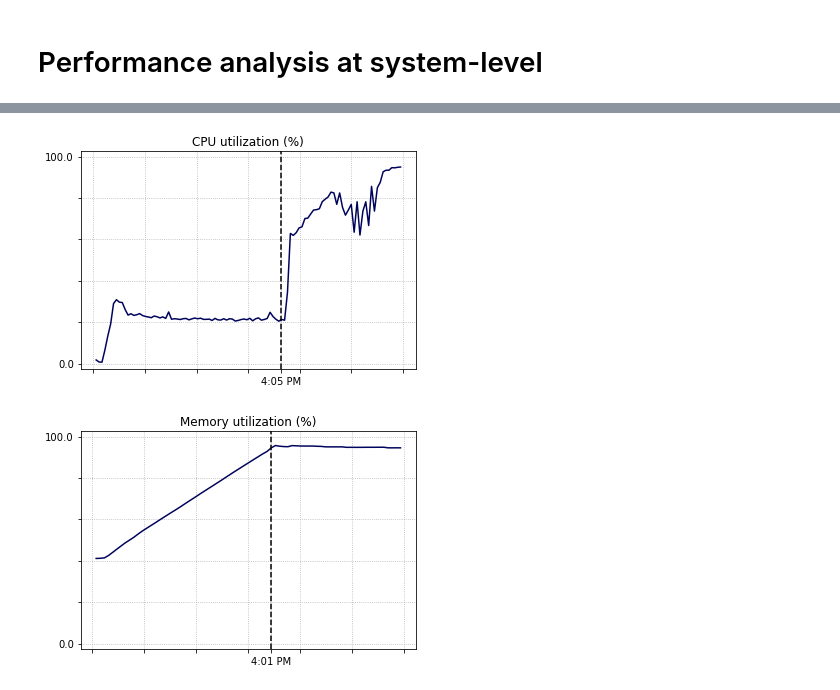
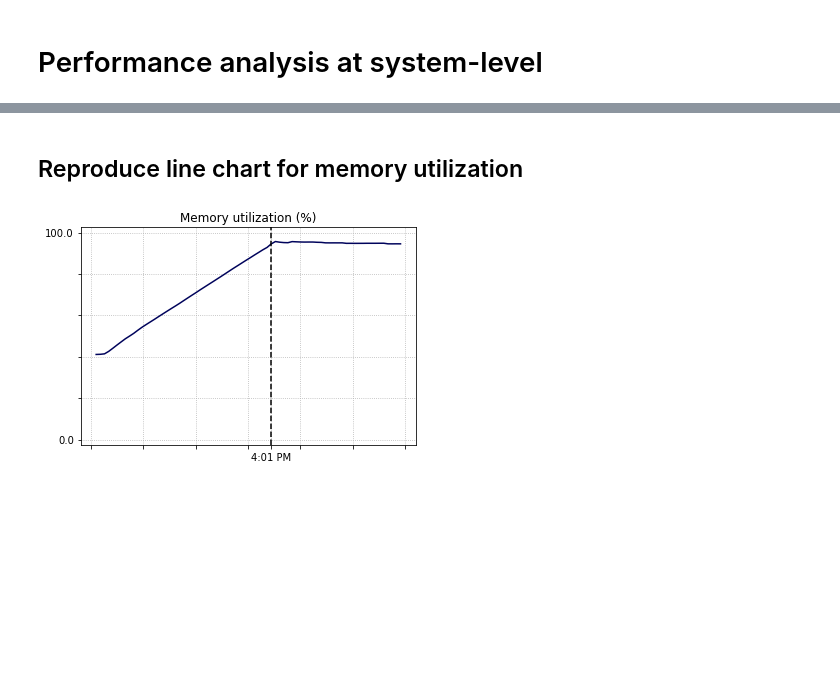
Before and after one commit to softvis-research/SSP2020, a Jupyter notebook: 1. Performance analysis at system-level.ipynb, the cells around one changed output, grey strips where cells are left out. Saved outputs shown, nothing was run; the diff lists cells and outputs as text; code cells hidden in the pictures; blank space fills up the shorter version.

```diff
--- a/1. Performance analysis at system-level.ipynb
+++ b/1. Performance analysis at system-level.ipynb
@@ -96,47 +54,41 @@ df.head()
+# %% [markdown]
+## Reproduce line chart for memory utilization
 # %%
-import matplotlib.pyplot as plt
+# query for memory measurements
+mem_query = """
+MATCH (r:Record)-[:CONTAINS]->(m:MemSwapUsage)
+WHERE r.fileName =~ '.*/1-MemoryLeak-5/kieker-logs/kieker-20150820-064855519-UTC-middletier2-KIEKER'
+RETURN m.timestamp AS timestamp, toFloat(m.memUsed)*100.0 / toFloat(m.memTotal) AS memoryUtilization
+ORDER BY timestamp
+"""
+df_mem = pd.DataFrame(graph.run(mem_query).data())
+# drop first and last measurements to sanitize data
+df_mem.drop(df_mem.head(3).index, inplace=True)
+df_mem.drop(df_mem.tail(5).index, inplace=True)
 
-# get the average of 7 measurements to sanitize the data
-df_cpu_plot = df.rolling(7).mean()
-df_cpu_plot = df_cpu_plot.iloc[::7, :]
+# cast to datetime and round up to the nearest second
+df_mem['timestamp'] = pd.to_datetime(df_mem['timestamp'])
+df_mem['timestamp'] = df_mem['timestamp'].dt.round('1s')
+df_mem.set_index('timestamp', inplace=True)
+
+# get the average of 10 measurements to sanitize the data
+df_mem_plot = df_mem.rolling(10).mean()
+df_mem_plot = df_mem_plot.iloc[::10, :]
 
 # label and style the plot
-plt.plot_date(df_cpu_plot.index, df_cpu_plot['cpuUtilization'], fmt='-', color='#00035b')
-plt.title('CPU utilization (%)')
+plt.plot_date(df_mem_plot.index, df_mem_plot['memoryUtilization'], fmt='-', color='#00035b')
+plt.title('Memory utilization (%)')
 plt.ylim(-2.5, 102.5)
 plt.grid(linestyle=':')
 
 # fill in the data
 date_list = pd.date_range(start=df.index[0], end=df.index[-1], periods=7).tolist()
-# As we don't know the time zone, we choose the time that makes the most sense
-plt.xticks(date_list + ['2015-08-20 08:05'], ['', '', '', '', '', '', '', '4:05 PM'])
+plt.xticks(date_list + ['2015-08-20 08:01'], ['', '', '', '', '', '', '', '4:01 PM'])
 plt.yticks([0.0, 20.0, 40.0, 60.0, 80.0, 100.0], ['0.0', '', '', '', '', '100.0'])
-plt.axvline('2015-08-20 08:05', color='black', label='4:05 PM', linestyle='--')
+plt.axvline('2015-08-20 08:01', color='black', label='4:01 PM', linestyle='--')
 plt.setp(plt.gca().xaxis.get_majorticklabels(), 'rotation', 0)
 # uncomment to save the plot as a pdf
-# plt.savefig('cpu_plot.pdf')
+# plt.savefig('mem_plot.pdf')
 plt.show()
 # %% [output]
-[figure, old version]
+[figure, new version]
-# %%
-# get the average of 7 measurements to sanitize the data
-df_mem_plot = df.rolling(10).mean()
-df_mem_plot = df_mem_plot.iloc[::10, :]
-
-# label and style the plot
-plt.plot_date(df_mem_plot.index, df_mem_plot['memoryUtilization'], fmt='-', color='#00035b')
-plt.title('Memory utilization (%)')
-plt.ylim(-2.5, 102.5)
-plt.grid(linestyle=':')
-
-# fill in the data
-date_list = pd.date_range(start=df.index[0], end=df.index[-1], periods=7).tolist()
-plt.xticks(date_list + ['2015-08-20 08:01'], ['', '', '', '', '', '', '', '4:01 PM'])
-plt.yticks([0.0, 20.0, 40.0, 60.0, 80.0, 100.0], ['0.0', '', '', '', '', '100.0'])
-plt.axvline('2015-08-20 08:01', color='black', label='4:01 PM', linestyle='--')
-plt.setp(plt.gca().xaxis.get_majorticklabels(), 'rotation', 0)
-# uncomment to save the plot as a pdf
-# plt.savefig('mem_plot.pdf')
-plt.show()
-# %% [output]
-[figure, removed]
```
Also changed, not shown: parts of 9 cells of this notebook.
